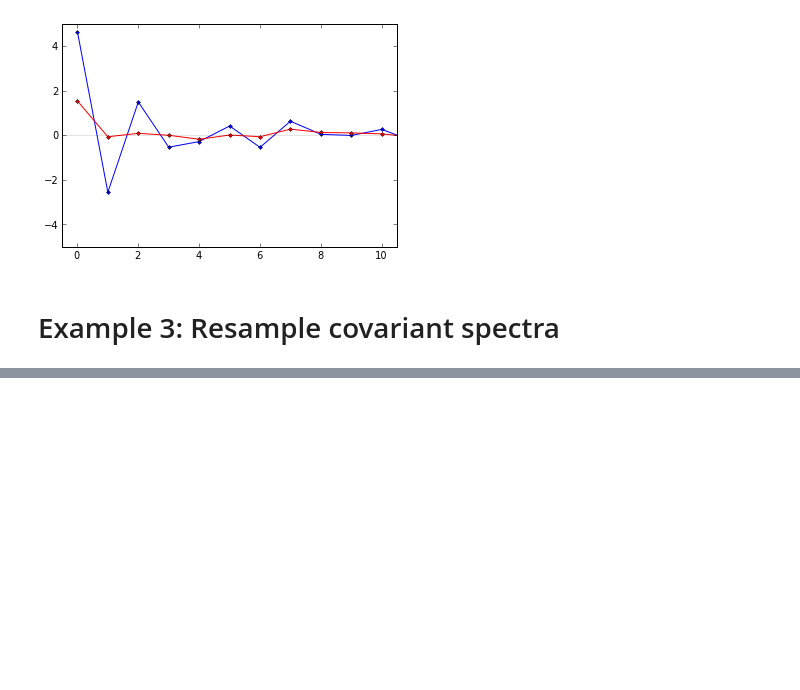
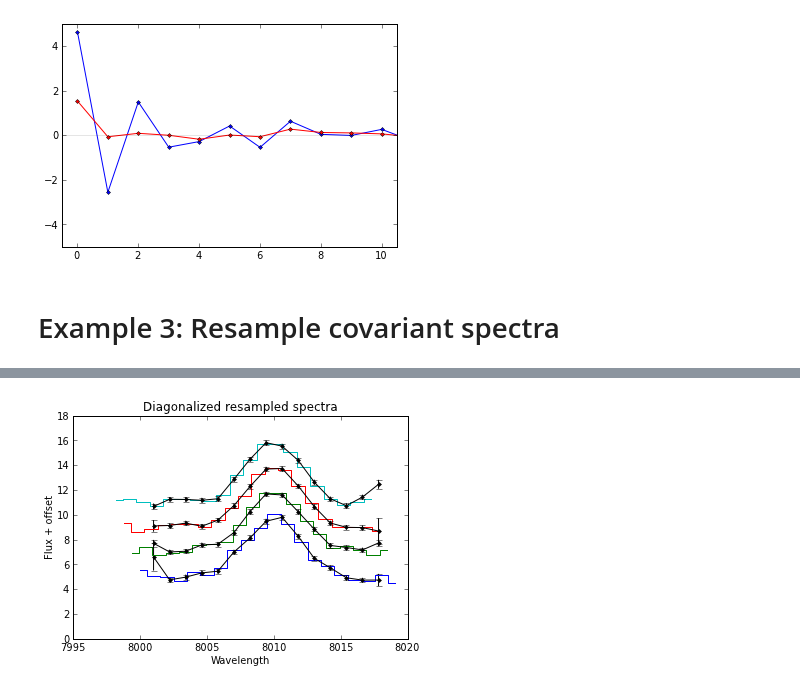
Before and after one commit to sbailey/resample-spectra, a Jupyter notebook: py/TestResample.ipynb, the cells around one changed output, grey strips where cells are left out. Cells and saved outputs as stored; diff of their text form; code cells hidden in the pictures; blank space fills up the shorter version.

```diff
--- a/py/TestResample.ipynb
+++ b/py/TestResample.ipynb
@@ -334,0 +395,20 @@ subplot(122); imshow(C)
+# %%
+#- Diagonalize
+R, ivar = resolution_from_icov(biCov)
+ypr = R.dot(yp.ravel()).reshape(nspec, np)
+err = 1.0/N.sqrt(ivar.reshape(nspec, np))
+
+for i in range(nspec):
+    # plot(w[i], flux[i])
+    yoffset = 2*i
+    plot(w[i], xflux[i]+yoffset, drawstyle='steps-mid')
+    # plot(xp, ypr[i]+yoffset, '.-')
+    errorbar(xp, ypr[i]+yoffset, err[i], fmt='k.-')
+
+ylim(0,18)
+xlabel('Wavelength')
+ylabel('Flux + offset')
+title('Diagonalized resampled spectra')
+savefig('multispec_diag.pdf')
+# %% [output]
+[figure, added]
```
Also changed, not shown: parts of 9 cells of this notebook, 1 other file.
